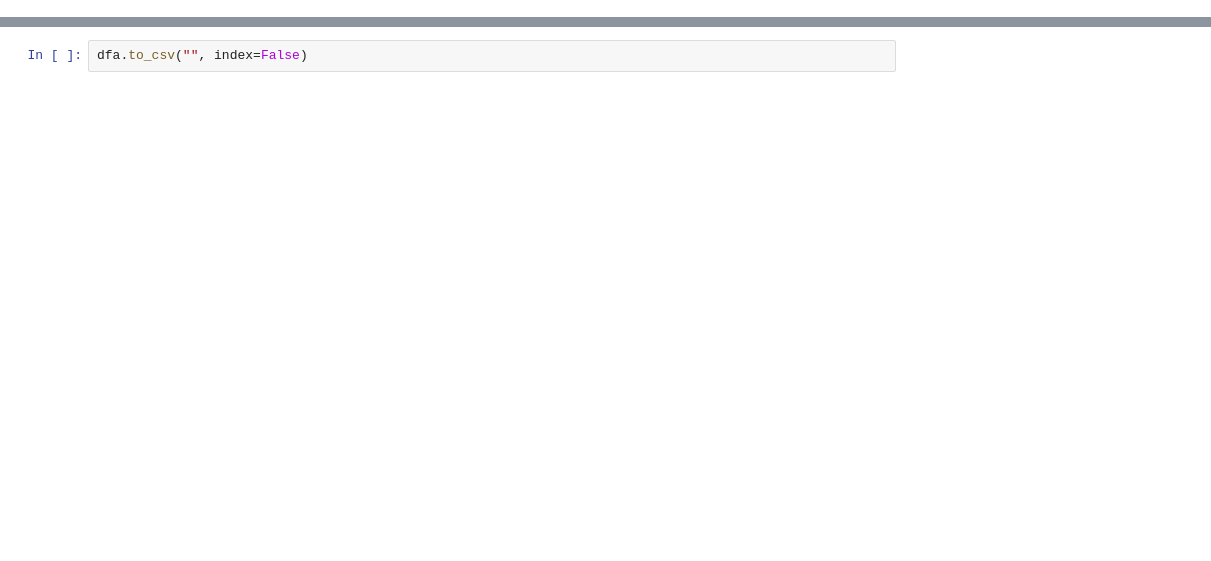
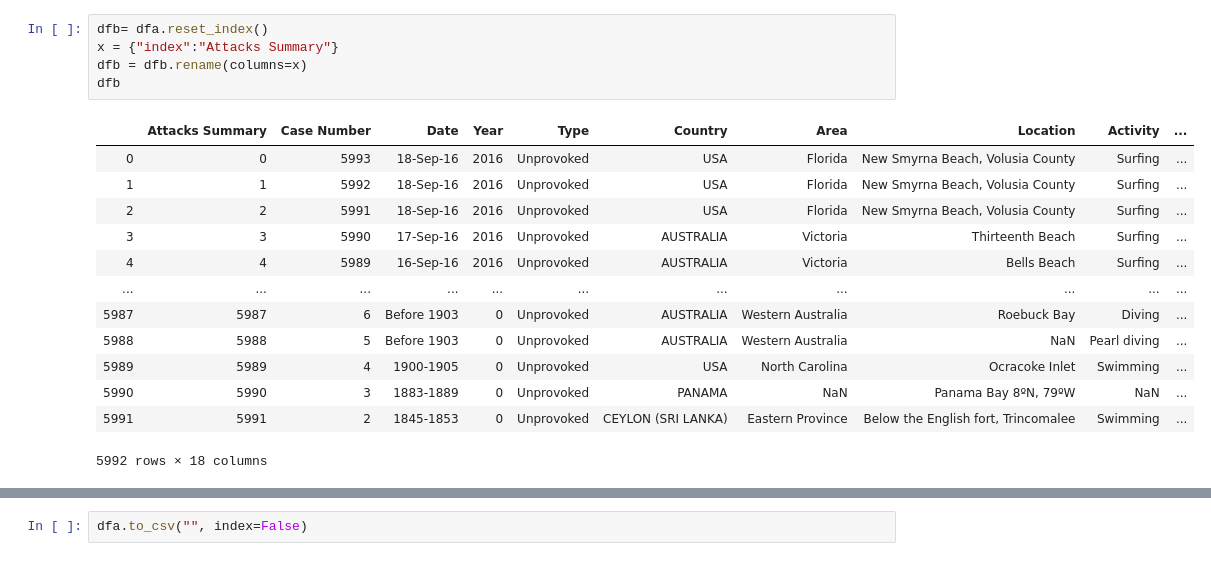
Before and after one commit to fabianlojo/Pandas-Project, a Jupyter notebook: Untitled.ipynb, the cells around one changed output, grey strips where cells are left out. Saved outputs shown, nothing was run; the diff lists cells and outputs as text; blank space fills up the shorter version.

```diff
--- a/Untitled.ipynb
+++ b/Untitled.ipynb
@@ -99,0 +83,19 @@ dfa.groupby(["Type"]).mean().sort_values("Year", ascending=False)
+# %%
+dfb= dfa.reset_index()
+x = {"index":"Attacks Summary"}
+dfb = dfb.rename(columns=x)
+dfb
+# %% [output]
+|  | Attacks Summary | Case Number | Date | Year | Type | Country | Area | Location | Activity | ... |
+| 0 | 0 | 5993 | 18-Sep-16 | 2016 | Unprovoked | USA | Florida | New Smyrna Beach, Volusia County | Surfing | ... |
+| 1 | 1 | 5992 | 18-Sep-16 | 2016 | Unprovoked | USA | Florida | New Smyrna Beach, Volusia County | Surfing | ... |
+| 2 | 2 | 5991 | 18-Sep-16 | 2016 | Unprovoked | USA | Florida | New Smyrna Beach, Volusia County | Surfing | ... |
+| 3 | 3 | 5990 | 17-Sep-16 | 2016 | Unprovoked | AUSTRALIA | Victoria | Thirteenth Beach | Surfing | ... |
+| 4 | 4 | 5989 | 16-Sep-16 | 2016 | Unprovoked | AUSTRALIA | Victoria | Bells Beach | Surfing | ... |
+| ... | ... | ... | ... | ... | ... | ... | ... | ... | ... | ... |
+| 5987 | 5987 | 6 | Before 1903 | 0 | Unprovoked | AUSTRALIA | Western Australia | Roebuck Bay | Diving | ... |
+| 5988 | 5988 | 5 | Before 1903 | 0 | Unprovoked | AUSTRALIA | Western Australia | NaN | Pearl diving | ... |
+| 5989 | 5989 | 4 | 1900-1905 | 0 | Unprovoked | USA | North Carolina | Ocracoke Inlet | Swimming | ... |
+| 5990 | 5990 | 3 | 1883-1889 | 0 | Unprovoked | PANAMA | NaN | Panama Bay 8ºN, 79ºW | NaN | ... |
+| 5991 | 5991 | 2 | 1845-1853 | 0 | Unprovoked | CEYLON (SRI LANKA) | Eastern Province | Below the English fort, Trincomalee | Swimming | ... |
+5992 rows × 18 columns
```
Also changed, not shown: parts of 4 cells of this notebook, 4 other files.
